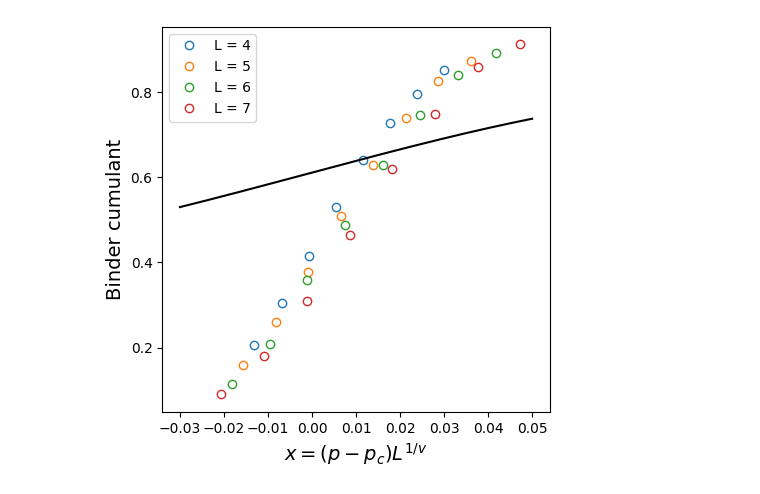
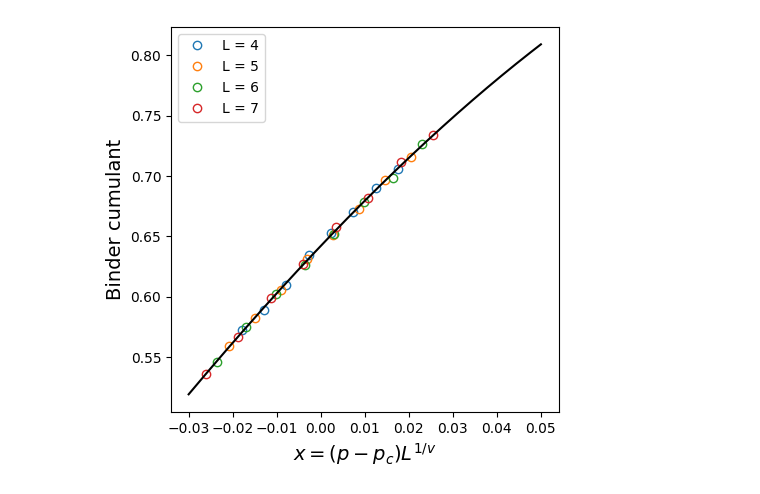
Before and after one commit to steamdou/TOPO-QC, a Jupyter notebook: data_plots/Z_only_plots copy/herald-Z3_pz2_heralded_Z.ipynb, the cells around one changed output. Saved outputs shown, nothing was run; the diff lists cells and outputs as text; code cells hidden in the pictures.

```diff
--- a/data_plots/Z_only_plots copy/herald-Z3_pz2_heralded_Z.ipynb
+++ b/data_plots/Z_only_plots copy/herald-Z3_pz2_heralded_Z.ipynb
@@ -181,7 +181,7 @@ runs = np.stack([run1]) #, run2, run3, run4, run5, run6, run7, run8, run9, run10
 import matplotlib.pyplot as plt
 from scipy.optimize import curve_fit
 
-p = [0.12, 0.13, 0.14, 0.15, 0.16, 0.17, 0.18, 0.19]
+p = [0.154, 0.156, 0.158, 0.16, 0.162, 0.164, 0.166, 0.168]
 L = [4, 5, 6, 7]
 
 error_rate = np.array([np.mean(runs[:, 0:4, :], axis=(0, 1)),
@@ -203,11 +203,11 @@ plt.show()
 # %%
 from scipy.optimize import curve_fit
 
-p = np.tile(np.array([0.12, 0.13, 0.14, 0.15, 0.16, 0.17, 0.18, 0.19]), 4)
+p = np.tile(np.array([0.154, 0.156, 0.158, 0.16, 0.162, 0.164, 0.166, 0.168]), 4)
 
 L = np.repeat(np.array([4,5,6,7]), 8)
 rate = error_rate.flatten()
-n = 8000
+n = 40000
 rate_error = np.array([])
 for i in range(len(p)):
     se = (rate[i]*(1-rate[i])/n)**(1/2)
@@ -257,37 +258,37 @@ np.float64(37.30275913443057)
 # %%
-pc = 0.15924147
-nu = 1.23285732
-A = 0.61067241
-B = 2.76428084
-C = -0.41845915
-D = -87.29217202
+pc = 0.16107576
+nu = 1.48950467
+A = 0.6419381
+B = 3.83773775
+C = -9.16936443
+D =  -14.9870922
 
-p = [0.155, 0.157, 0.159, 0.161, 0.163, 0.165, 0.167, 0.169]
+p = [0.154, 0.156, 0.158, 0.16, 0.162, 0.164, 0.166, 0.168]
 L = [4, 5, 6, 7]
 error_rate = np.array([np.mean(runs[:, 0:4, :], axis=(0, 1)),
                        np.mean(runs[:, 4:8, :], axis=(0, 1)),
                        np.mean(runs[:, 8:12, :], axis=(0, 1)),
                        np.mean(runs[:, 12:16, :], axis=(0, 1))])
 
 x = np.zeros((len(L), len(p)))
 plt.figure(figsize=(5, 5))
 for l in range(len(L)):
     for i in range(len(p)):
         x[l][i] = (p[i]-pc) * (L[l]**(1/nu))
     plt.plot(x[l], error_rate[l], 'o', markerfacecolor='none', label=f'L = {L[l]}')
 x_data = np.linspace(-0.03, 0.05, 1000)
 y_data = A + B*x_data + C*(x_data**2) +D*(x_data**3)
 plt.plot(x_data, y_data, color = 'k')
 
 #ax = plt.gca()
 #ax.spines['top'].set_visible(False)
 #ax.spines['right'].set_visible(False)
 
 #plt.yscale('log')
 plt.xlabel('$x=(p-p_c)L^{1/v}$', fontsize=14)
 plt.ylabel('Binder cumulant', fontsize=14)
 plt.legend()
 #plt.savefig('modified-D4.png', dpi=600, bbox_inches='tight')
 plt.show()
 # %% [output]
-[figure, old version]
+[figure, new version]
```
Also changed, not shown: parts of 4 cells of this notebook, 29 other files.
